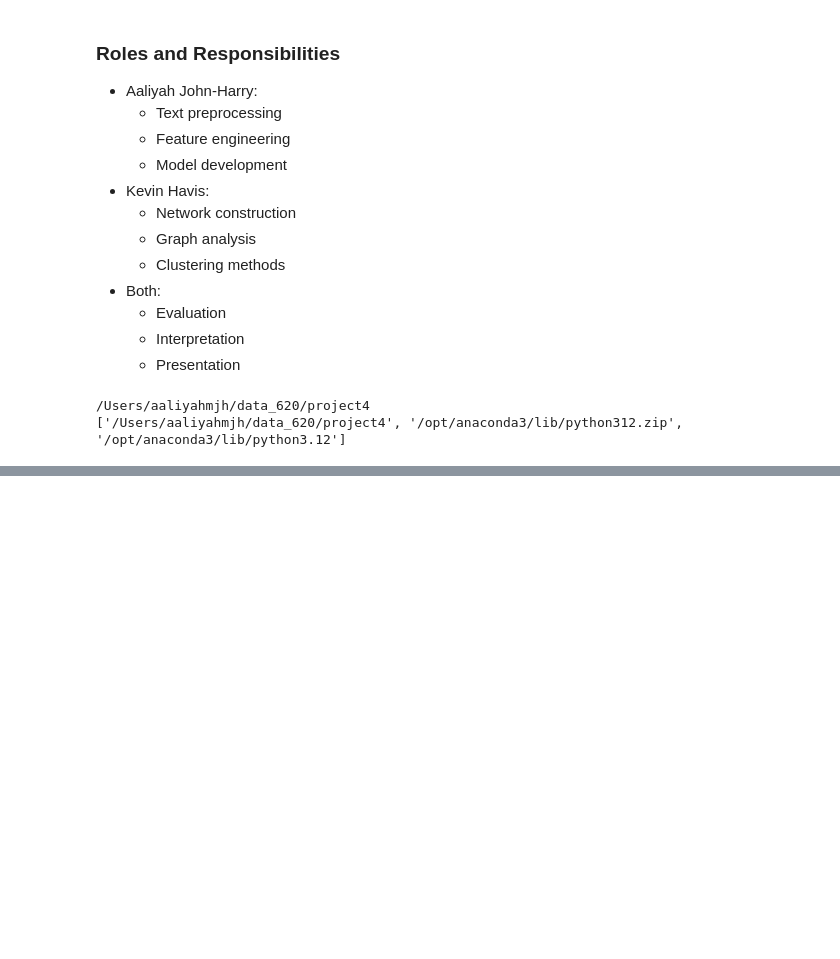
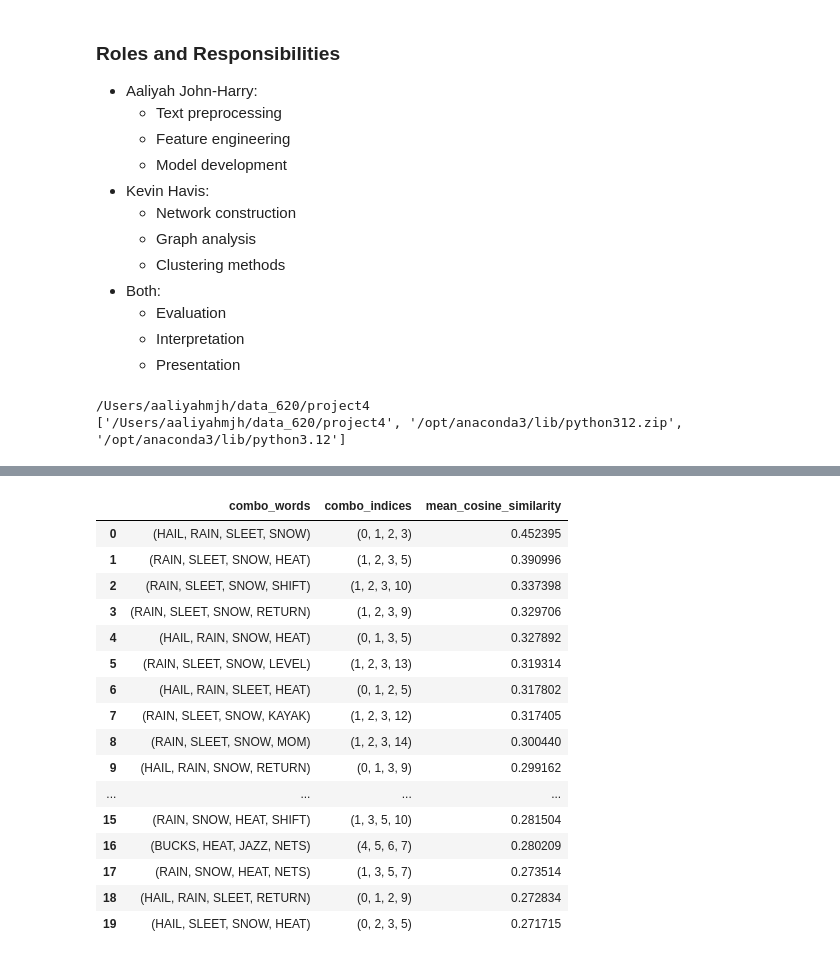
Before and after one commit to kevinhav/data_620, a Jupyter notebook: project4/project_final.ipynb, the cells around one changed output, grey strips where cells are left out. Cells and saved outputs as stored; diff of their text form; code cells hidden in the pictures; blank space fills up the shorter version.

```diff
--- a/project4/project_final.ipynb
+++ b/project4/project_final.ipynb
@@ -172,0 +114,27 @@ Plotting similarity matrix...
+# %%
+from embeddings import rank_word_combinations
+
+ranked_groups = rank_word_combinations(
+    words,
+    similarity_matrix
+)
+
+ranked_groups.head(20)
+# %% [output]
+|  | combo_words | combo_indices | mean_cosine_similarity |
+| 0 | (HAIL, RAIN, SLEET, SNOW) | (0, 1, 2, 3) | 0.452395 |
+| 1 | (RAIN, SLEET, SNOW, HEAT) | (1, 2, 3, 5) | 0.390996 |
+| 2 | (RAIN, SLEET, SNOW, SHIFT) | (1, 2, 3, 10) | 0.337398 |
+| 3 | (RAIN, SLEET, SNOW, RETURN) | (1, 2, 3, 9) | 0.329706 |
+| 4 | (HAIL, RAIN, SNOW, HEAT) | (0, 1, 3, 5) | 0.327892 |
+| 5 | (RAIN, SLEET, SNOW, LEVEL) | (1, 2, 3, 13) | 0.319314 |
+| 6 | (HAIL, RAIN, SLEET, HEAT) | (0, 1, 2, 5) | 0.317802 |
+| 7 | (RAIN, SLEET, SNOW, KAYAK) | (1, 2, 3, 12) | 0.317405 |
+| 8 | (RAIN, SLEET, SNOW, MOM) | (1, 2, 3, 14) | 0.300440 |
+| 9 | (HAIL, RAIN, SNOW, RETURN) | (0, 1, 3, 9) | 0.299162 |
+| ... | ... | ... | ... |
+| 15 | (RAIN, SNOW, HEAT, SHIFT) | (1, 3, 5, 10) | 0.281504 |
+| 16 | (BUCKS, HEAT, JAZZ, NETS) | (4, 5, 6, 7) | 0.280209 |
+| 17 | (RAIN, SNOW, HEAT, NETS) | (1, 3, 5, 7) | 0.273514 |
+| 18 | (HAIL, RAIN, SLEET, RETURN) | (0, 1, 2, 9) | 0.272834 |
+| 19 | (HAIL, SLEET, SNOW, HEAT) | (0, 2, 3, 5) | 0.271715 |
```
Also changed, not shown: parts of 14 cells of this notebook, 2 other files.
